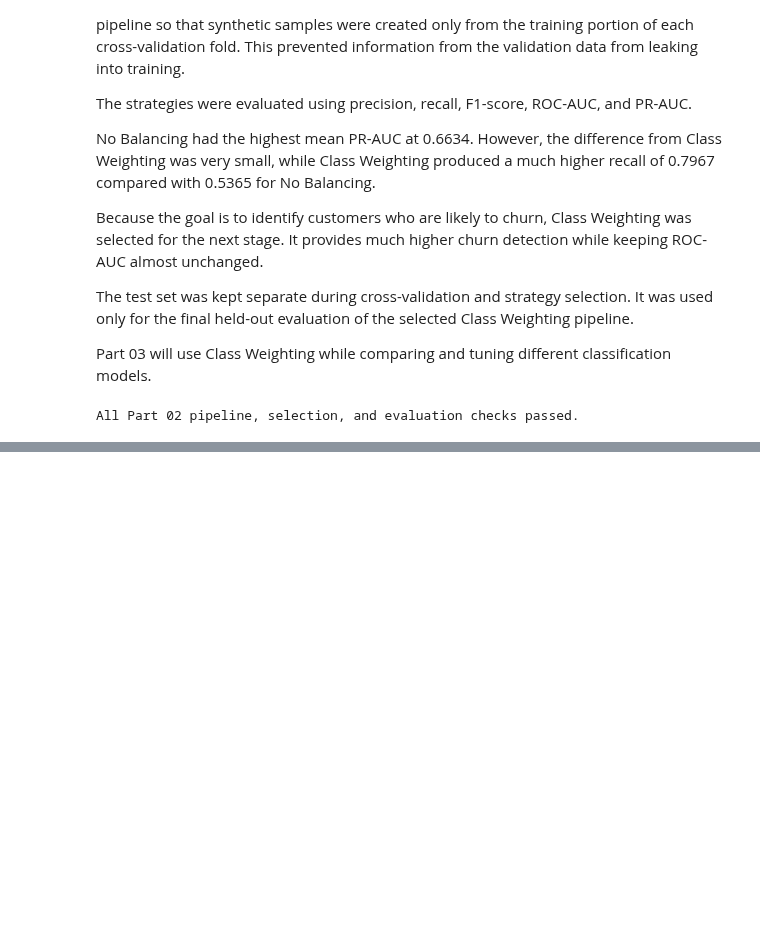
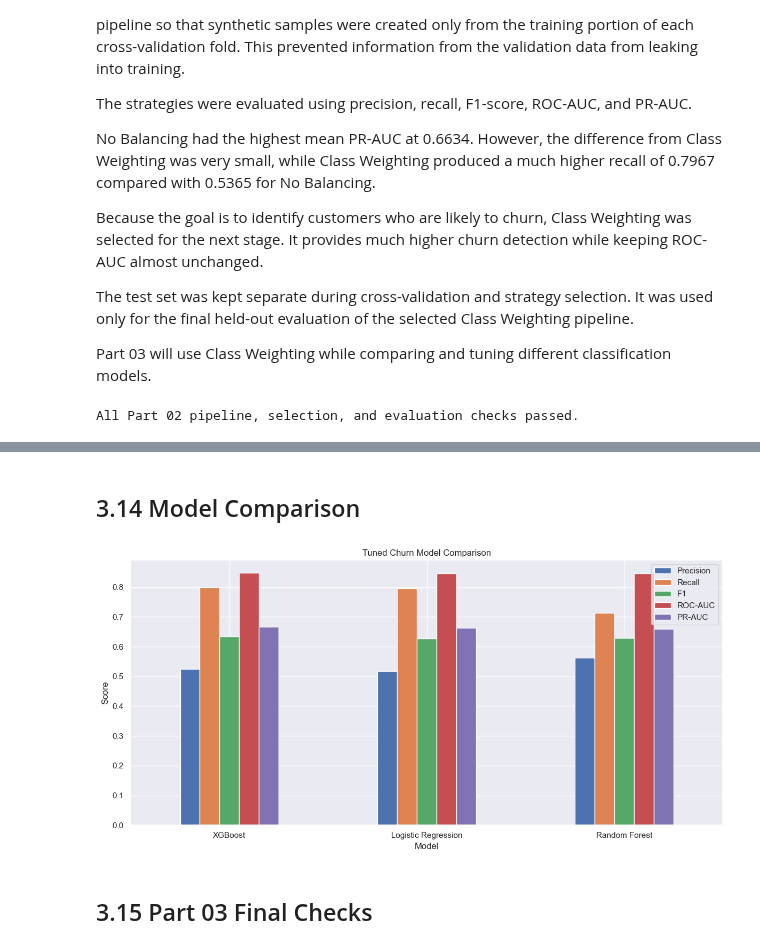
Before and after one commit to francisparwez/telco-customer-churn, a Jupyter notebook: Telco_Churn.ipynb, the cells around one changed output, grey strips where cells are left out. Drawn from its saved outputs; the diff is of its cells as text; code cells hidden in the pictures; blank space fills up the shorter version.

Commit message:
10 Complete Model Comparison and Hyperparameter Tuning

```diff
--- a/Telco_Churn.ipynb
+++ b/Telco_Churn.ipynb
@@ -2406,0 +2572,8 @@ All Part 02 pipeline, selection, and evaluation checks passed.
+# %%
+tuning_scoring = {
+    "precision": "precision",
+    "recall": "recall",
+    "f1": "f1",
+    "roc_auc": "roc_auc",
+    "pr_auc": "average_precision"
+}
@@ -2406,0 +2588,6 @@ All Part 02 pipeline, selection, and evaluation checks passed.
+# %%
+tuning_cv = StratifiedKFold(
+    n_splits=5,
+    shuffle=True,
+    random_state=42
+)
@@ -2406,0 +2844,35 @@ All Part 02 pipeline, selection, and evaluation checks passed.
+# %% [markdown]
+## 3.14 Model Comparison
+# %%
+import matplotlib.pyplot as plt
+
+model_comparison.set_index("Model")[
+    [
+        "Precision",
+        "Recall",
+        "F1",
+        "ROC-AUC",
+        "PR-AUC"
+    ]
+].plot(
+    kind="bar",
+    figsize=(12, 6)
+)
+
+plt.title("Tuned Churn Model Comparison")
+plt.xlabel("Model")
+plt.ylabel("Score")
+plt.xticks(rotation=0)
+plt.tight_layout()
+
+plt.savefig(
+    "images/21_tuned_model_comparison.png",
+    dpi=300,
+    bbox_inches="tight"
+)
+
+plt.show()
+# %% [output]
+[figure, added]
+# %% [markdown]
+## 3.15 Part 03 Final Checks
```
Also changed, not shown: parts of 28 cells of this notebook, 3 other files.
